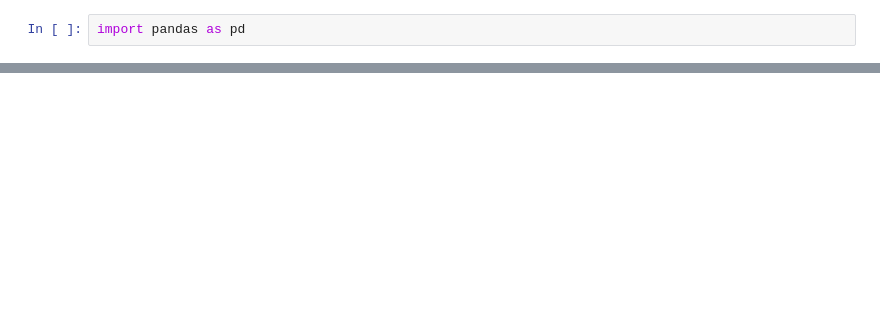
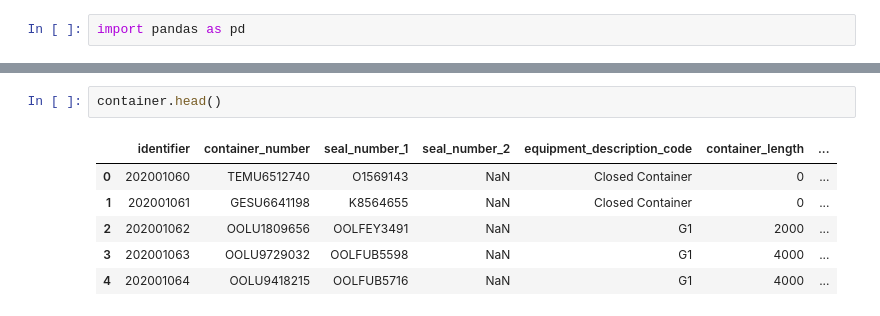
Before and after one commit to jackyho112/area-deprivation-data-pipelines, a Jupyter notebook: notebook/exploration.ipynb, the cells around one changed output, grey strips where cells are left out. Cells and saved outputs as stored; diff of their text form; blank space fills up the shorter version.

```diff
--- a/notebook/exploration.ipynb
+++ b/notebook/exploration.ipynb
@@ -26,0 +42,9 @@ Index(['identifier', 'carrier_code', 'vessel_country_code', 'vessel_name',
+# %%
+container.head()
+# %% [output]
+|  | identifier | container_number | seal_number_1 | seal_number_2 | equipment_description_code | container_length | ... |
+| 0 | 202001060 | TEMU6512740 | O1569143 | NaN | Closed Container | 0 | ... |
+| 1 | 202001061 | GESU6641198 | K8564655 | NaN | Closed Container | 0 | ... |
+| 2 | 202001062 | OOLU1809656 | OOLFEY3491 | NaN | G1 | 2000 | ... |
+| 3 | 202001063 | OOLU9729032 | OOLFUB5598 | NaN | G1 | 4000 | ... |
+| 4 | 202001064 | OOLU9418215 | OOLFUB5716 | NaN | G1 | 4000 | ... |
```
Also changed, not shown: parts of 14 cells of this notebook, 1 other file.
